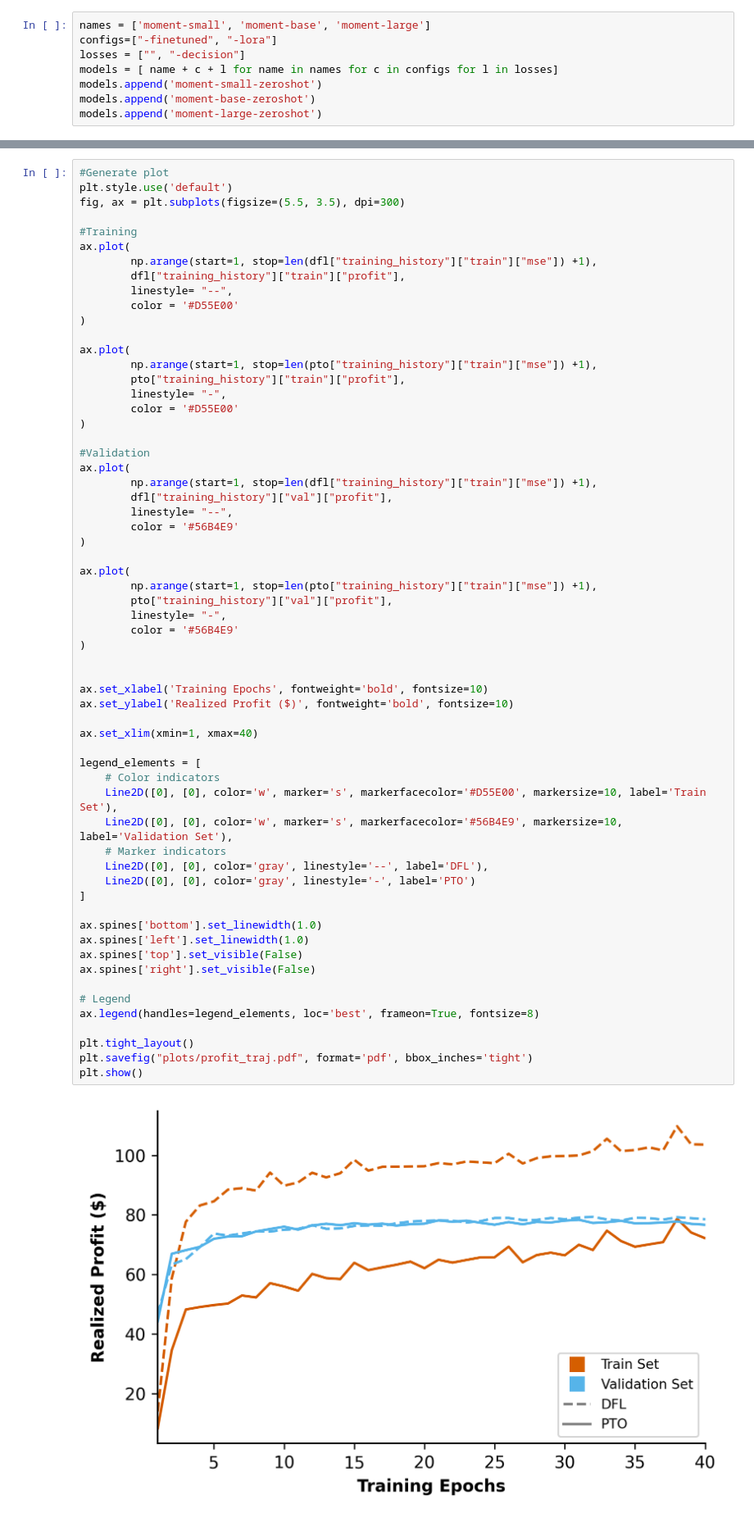
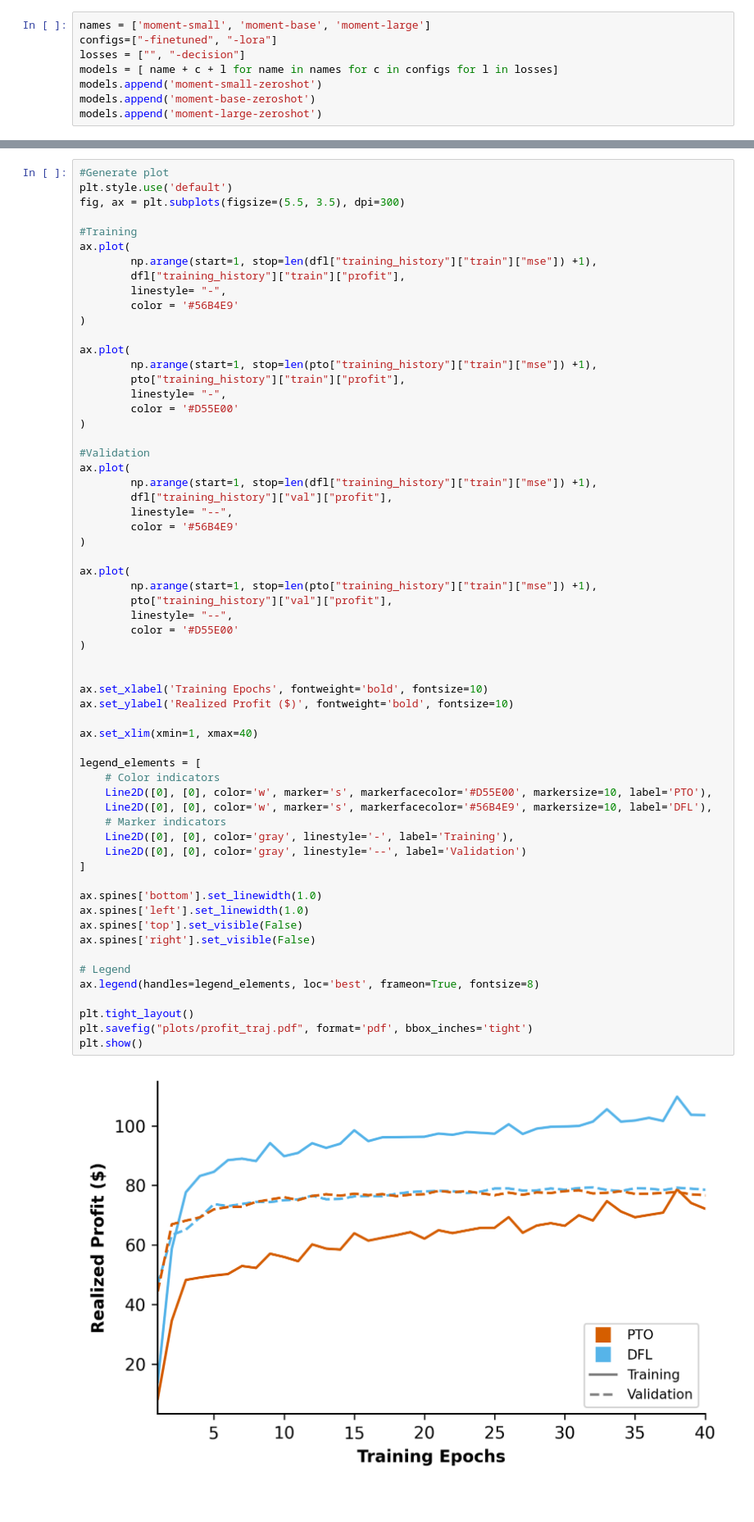
Before and after one commit to saloper/decision-focused-fine-tuning, a Jupyter notebook: notebooks/aggregate_metrics.ipynb, the cells around one changed output, grey strips where cells are left out. Shown at 82% size. Saved outputs shown, nothing was run; the diff lists cells and outputs as text.

```diff
--- a/notebooks/aggregate_metrics.ipynb
+++ b/notebooks/aggregate_metrics.ipynb
@@ -245,8 +247,8 @@ fig, ax = plt.subplots(figsize=(5.5, 3.5), dpi=300)
 ax.plot(
         np.arange(start=1, stop=len(dfl["training_history"]["train"]["mse"]) +1),
         dfl["training_history"]["train"]["profit"],
-        linestyle= "--",
-        color = '#D55E00'
+        linestyle= "-",
+        color = '#56B4E9'
 )
 
 ax.plot(
@@ -265,37 +267,37 @@ ax.plot(
 )
 
 ax.plot(
         np.arange(start=1, stop=len(pto["training_history"]["train"]["mse"]) +1),
         pto["training_history"]["val"]["profit"],
-        linestyle= "-",
-        color = '#56B4E9'
+        linestyle= "--",
+        color = '#D55E00'
 )
 
 
 ax.set_xlabel('Training Epochs', fontweight='bold', fontsize=10)
 ax.set_ylabel('Realized Profit ($)', fontweight='bold', fontsize=10)
 
 ax.set_xlim(xmin=1, xmax=40)
 
 legend_elements = [
     # Color indicators
-    Line2D([0], [0], color='w', marker='s', markerfacecolor='#D55E00', markersize=10, label='Train Set'),
-    Line2D([0], [0], color='w', marker='s', markerfacecolor='#56B4E9', markersize=10, label='Validation Set'),
+    Line2D([0], [0], color='w', marker='s', markerfacecolor='#D55E00', markersize=10, label='PTO'),
+    Line2D([0], [0], color='w', marker='s', markerfacecolor='#56B4E9', markersize=10, label='DFL'),
     # Marker indicators
-    Line2D([0], [0], color='gray', linestyle='--', label='DFL'),
-    Line2D([0], [0], color='gray', linestyle='-', label='PTO')
+    Line2D([0], [0], color='gray', linestyle='-', label='Training'),
+    Line2D([0], [0], color='gray', linestyle='--', label='Validation')
 ]
 
 ax.spines['bottom'].set_linewidth(1.0)
 ax.spines['left'].set_linewidth(1.0)
 ax.spines['top'].set_visible(False)
 ax.spines['right'].set_visible(False)
 
 # Legend
 ax.legend(handles=legend_elements, loc='best', frameon=True, fontsize=8)
 
 plt.tight_layout()
 plt.savefig("plots/profit_traj.pdf", format='pdf', bbox_inches='tight')
 plt.show()
 # %% [output]
-[figure, old version]
+[figure, new version]
```
Also changed, not shown: parts of 9 cells of this notebook, 5 other files.
